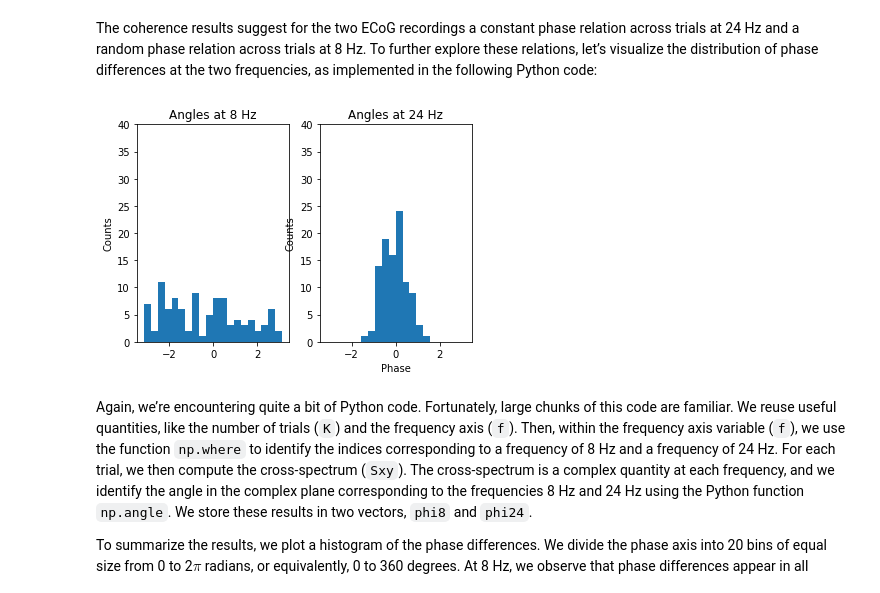
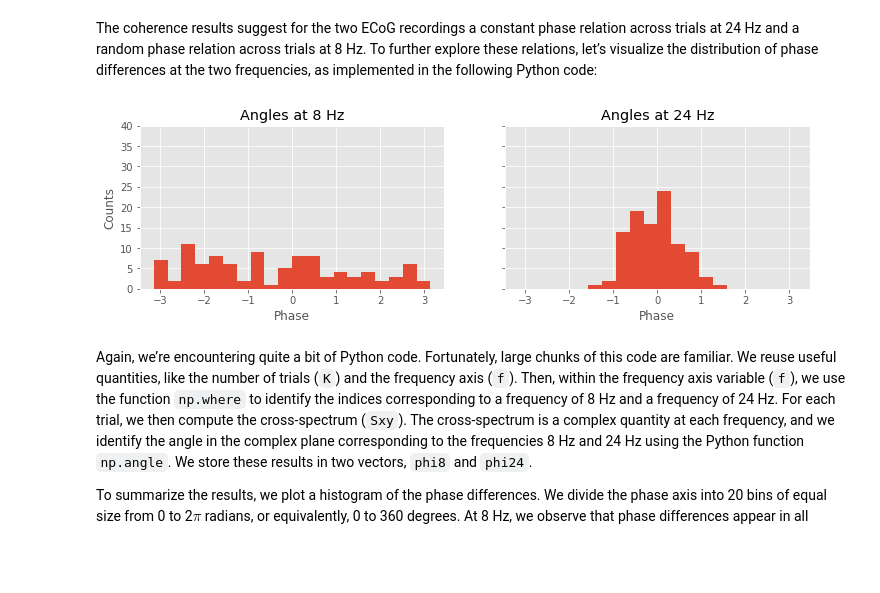
Before and after one commit to Mark-Kramer/Case-Studies-Python, a Jupyter notebook: content/05/the-cross-covariance-and-coherence.ipynb, the cells around one changed output. Cells and saved outputs as stored; diff of their text form; code cells hidden in the pictures; blank space fills up the shorter version.

```diff
--- a/content/05/the-cross-covariance-and-coherence.ipynb
+++ b/content/05/the-cross-covariance-and-coherence.ipynb
@@ -780,34 +782,35 @@ ylabel('Coherence');
 # %% [markdown]
 The coherence results suggest for the two ECoG recordings a constant phase relation across trials at 24 Hz and a random phase relation across trials at 8 Hz. To further explore these relations, let’s visualize the distribution of phase differences at the two frequencies, as implemented in the following Python code:
 # %%
-j8 = np.where(f==8)[0][0]	         # Determine index j for frequency 8 Hz.
-j24= np.where(f==24)[0][0]	         # Determine index j for frequency 24 Hz.
+j8 = np.where(f==8)[0][0]  # Determine index j for frequency 8 Hz.
+j24 = np.where(f==24)[0][0]  # Determine index j for frequency 24 Hz.
 
-phi8=np.zeros(K)		             # Variables to hold phase differences.
-phi24=np.zeros(K)
+phi8 = np.zeros(K)  # Variables to hold phase differences.
+phi24 = np.zeros(K)
 
-for k in range(K):			         # For each trial, compute the cross spectrum.
-    x=E1[k,:]-np.mean(E1[k,:])       # Get the data from each electrode,
-    y=E2[k,:]-np.mean(E2[k,:])
-    xf  = np.fft.rfft(x-np.mean(x))  # ... compute the Fourier transform,
-    yf  = np.fft.rfft(y-np.mean(y))
-    Sxy = 2*dt**2/T *(xf*np.conj(yf))# ... and the cross-spectrum,
-    phi8[k]  = np.angle(Sxy[j8])	 # ... and the phases.
+for k in range(K):  # For each trial, compute the cross spectrum.
+    x = E1[k] - np.mean(E1[k])  # Get the data from each electrode,
+    y = E2[k] - np.mean(E2[k,:])
+    xf = rfft(x - np.mean(x))  # ... compute the Fourier transform,
+    yf = rfft(y - np.mean(y))
+    Sxy = 2 * dt**2 / T * (xf * np.conj(yf))  # ... and the cross-spectrum,
+    phi8[k] = np.angle(Sxy[j8])  # ... and the phases.
     phi24[k] = np.angle(Sxy[j24])
 
-plt.subplot(1,2,1)                   # Plot the distributions of phases.
-plt.hist(phi8, bins=20, range=[-np.pi, np.pi])
+_, (a1, a2) = subplots(1, 2, sharey=True, sharex=True)  # Plot the distributions of phases.
+a1.hist(phi8, bins=20, range=[-np.pi, np.pi])
+a2.hist(phi24, bins=20, range=[-np.pi, np.pi])
+
+# Prettify
 ylim([0, 40])
-ylabel('Counts')
-plt.title('Angles at 8 Hz')
-plt.subplot(1,2,2)
-plt.hist(phi24, bins=20, range=[-np.pi, np.pi])
-ylim([0, 40])
-plt.title('Angles at 24 Hz')
-ylabel('Counts')
-xlabel('Phase');
+a1.set_ylabel('Counts')
+a1.set_xlabel('Phase');
+a1.set_title('Angles at 8 Hz')
+
+a2.set_title('Angles at 24 Hz')
+a2.set_xlabel('Phase');
 # %% [output]
-[figure, old version]
+[figure, new version]
 # %% [markdown]
 Again, we’re encountering quite a bit of Python code. Fortunately, large chunks of this code are familiar. We reuse useful quantities, like the number of trials (`K`) and the frequency axis (`f`). Then, within the frequency axis variable (`f`), we use the function `np.where` to identify the indices corresponding to a frequency of 8 Hz and a frequency of 24 Hz. For each trial, we then compute the cross-spectrum (`Sxy`). The cross-spectrum is a complex quantity at each frequency, and we identify the angle in the complex plane corresponding to the frequencies 8 Hz and 24 Hz using the Python function `np.angle`. We store these results in two vectors, `phi8` and `phi24`.
 
```
Also changed, not shown: parts of 32 cells of this notebook, 11 other files.
